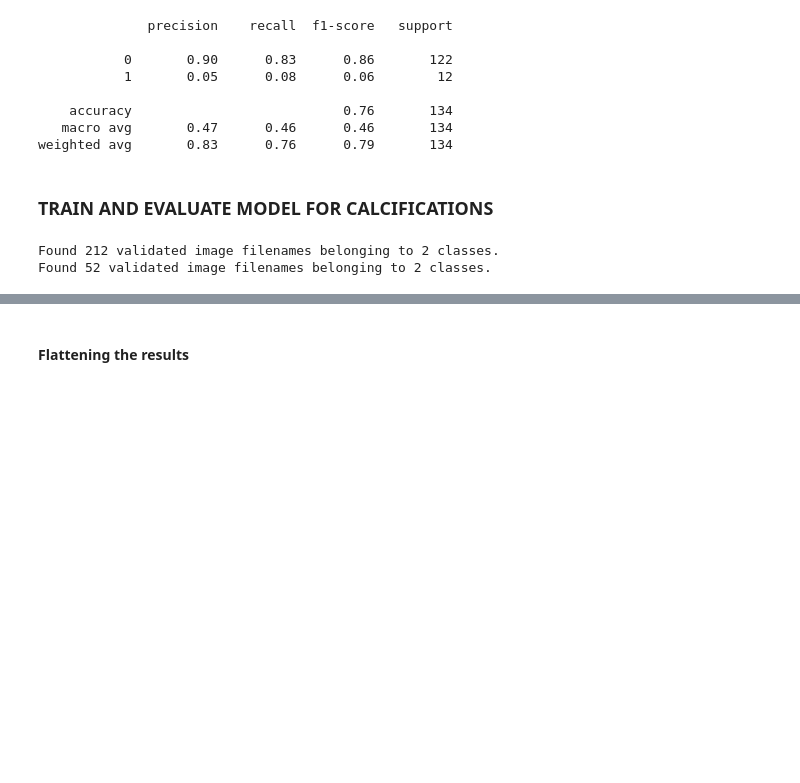
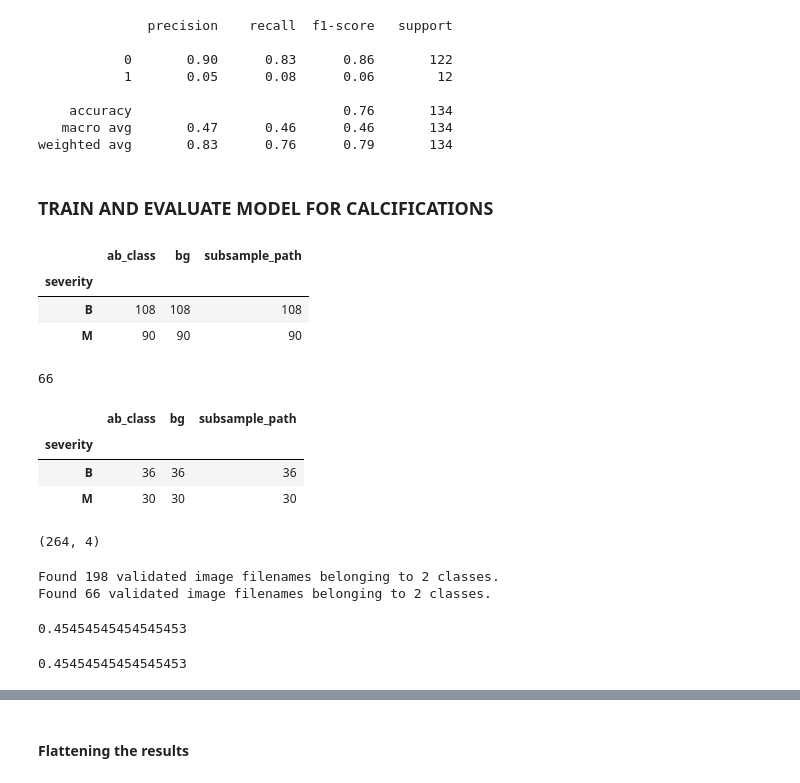
Before and after one commit to cpoles/data_science, a Jupyter notebook: projects/machine_learning/deep_learning/mias_mammography/notebooks/sandbox.ipynb, the cells around one changed output, grey strips where cells are left out. Drawn from its saved outputs; the diff is of its cells as text; code cells hidden in the pictures; blank space fills up the shorter version.

Commit message:
fixed the data balance problem from keras using scikit learn

```diff
--- a/projects/machine_learning/deep_learning/mias_mammography/notebooks/sandbox.ipynb
+++ b/projects/machine_learning/deep_learning/mias_mammography/notebooks/sandbox.ipynb
@@ -473,3 +475,30 @@ calcifications = test_sub[(test_sub.ab_class == 'CALC')]
+# %%
+X_train, X_test = train_test_split(calcifications,
+                                   test_size=.25,
+                                   random_state=42,
+                                   stratify=calcifications.severity)
+# %%
+X_train.groupby(['severity']).count()
+# %% [output]
+|  | ab_class | bg | subsample_path |
+| severity |  |  |  |
+| B | 108 | 108 | 108 |
+| M | 90 | 90 | 90 |
+# %%
+X_test.subsample_path.nunique()
+# %% [output]
+66
+# %%
+X_test.groupby(['severity']).count()
+# %% [output]
+|  | ab_class | bg | subsample_path |
+| severity |  |  |  |
+| B | 36 | 36 | 36 |
+| M | 30 | 30 | 30 |
+# %%
+calcifications.shape
+# %% [output]
+(264, 4)
 # %%
 data_generator = ImageDataGenerator(width_shift_range=.1,
                                     height_shift_range=.1,
@@ -479,21 +508,29 @@ data_generator = ImageDataGenerator(width_shift_range=.1,
                                     validation_split=.2)
 # %%
-train_data = data_generator.flow_from_dataframe(calcifications,
+train_data = data_generator.flow_from_dataframe(X_train,
                                                 x_col="subsample_path",
                                                 y_col="severity",
                                                 class_mode="categorical",
                                                 target_size=(48,48),
-                                                subset="training",
+                                                #subset="training",
                                                 color_mode="grayscale",
                                                 shuffle=True)
-test_data = data_generator.flow_from_dataframe(calcifications,
+test_data = data_generator.flow_from_dataframe(X_test,
                                                x_col="subsample_path",
                                                y_col="severity",
                                                class_mode="categorical",
                                                target_size=(48,48),
-                                               subset="validation",
+                                               #subset="validation",
                                                color_mode="grayscale",
                                                shuffle=False)
 # %% [output]
-Found 212 validated image filenames belonging to 2 classes.
-Found 52 validated image filenames belonging to 2 classes.
+Found 198 validated image filenames belonging to 2 classes.
+Found 66 validated image filenames belonging to 2 classes.
+# %%
+sum(train_data.labels) / len(train_data.labels)
+# %% [output]
+0.45454545454545453
+# %%
+sum(test_data.labels) / len(test_data.labels)
+# %% [output]
+0.45454545454545453
```
Also changed, not shown: parts of 16 cells of this notebook.
